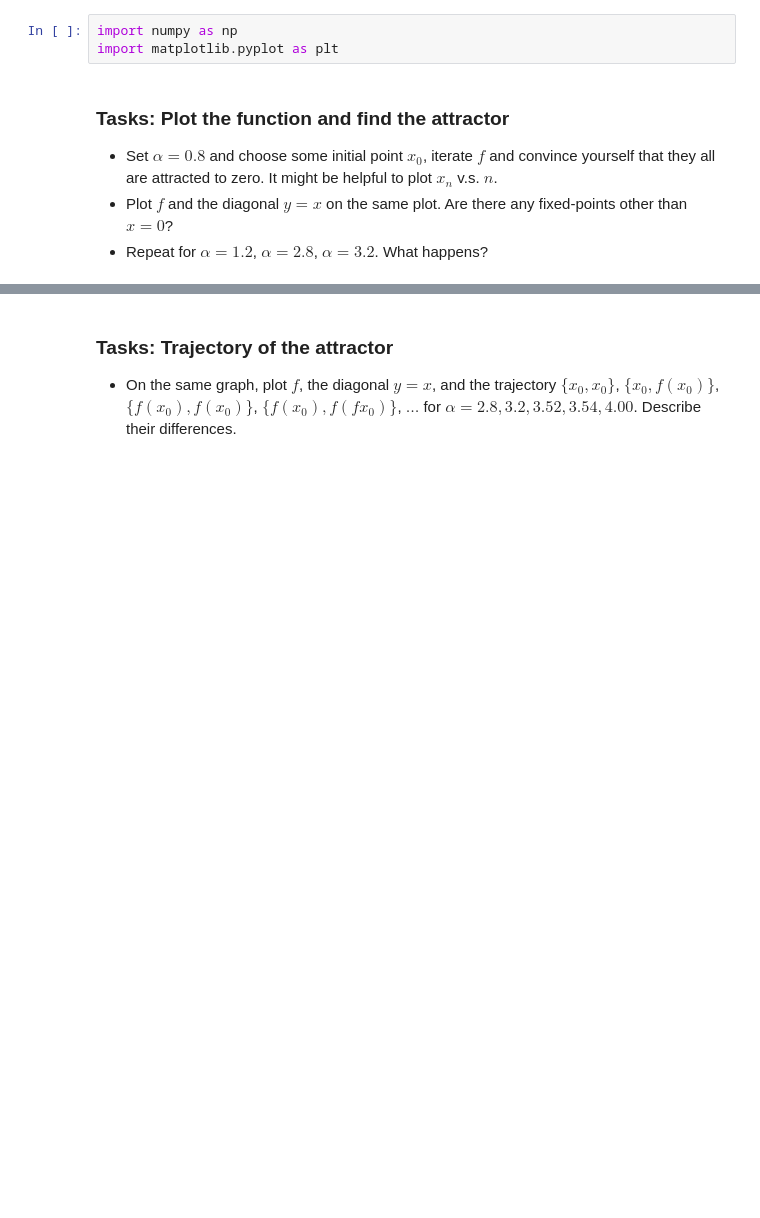
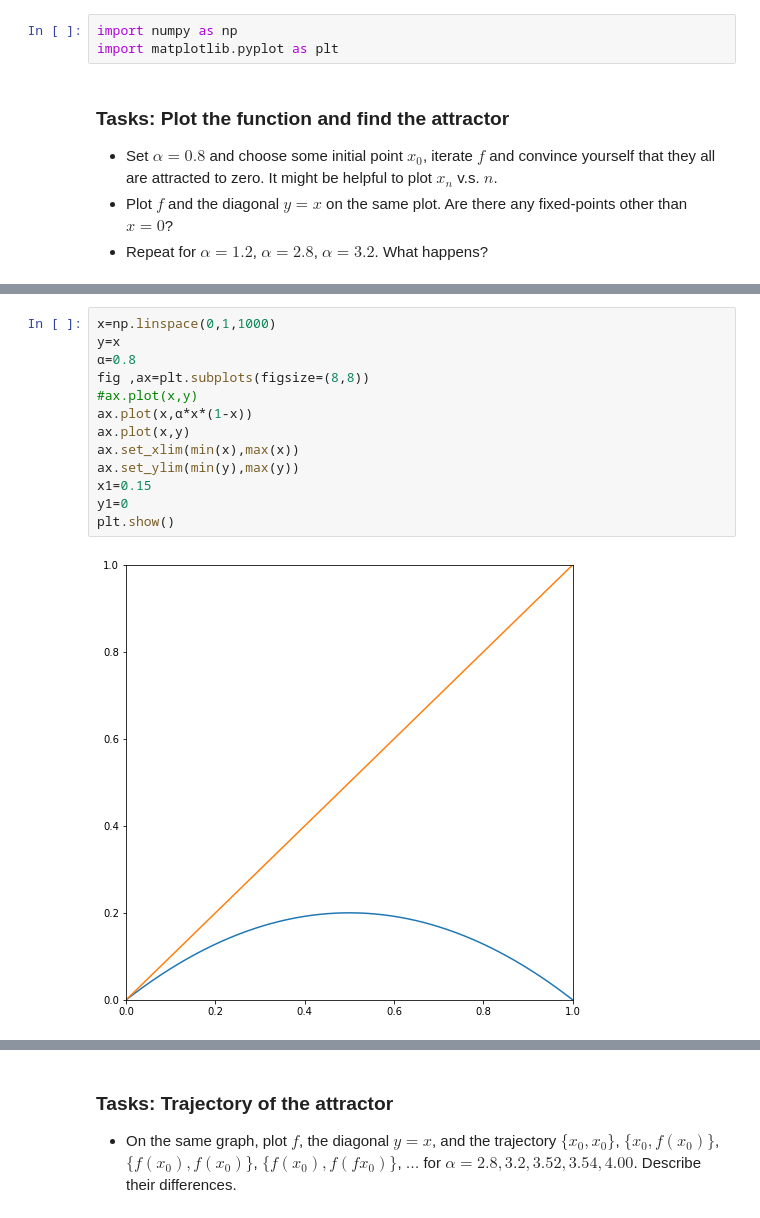
Before and after one commit to pcchen/Computation-in-Physics, a Jupyter notebook: 109022561/20211025class.ipynb, the cells around one changed output, grey strips where cells are left out. Drawn from its saved outputs; the diff is of its cells as text; blank space fills up the shorter version.

```diff
--- a/109022561/20211025class.ipynb
+++ b/109022561/20211025class.ipynb
@@ -49 +49,16 @@ plt.show()
+# %%
+x=np.linspace(0,1,1000)
+y=x
+α=0.8
+fig ,ax=plt.subplots(figsize=(8,8))
+#ax.plot(x,y)
+ax.plot(x,α*x*(1-x))
+ax.plot(x,y)
+ax.set_xlim(min(x),max(x))
+ax.set_ylim(min(y),max(y))
+x1=0.15
+y1=0
+plt.show()
+# %% [output]
+[figure, added]
 # %%
```
Also changed, not shown: parts of 6 cells of this notebook.
